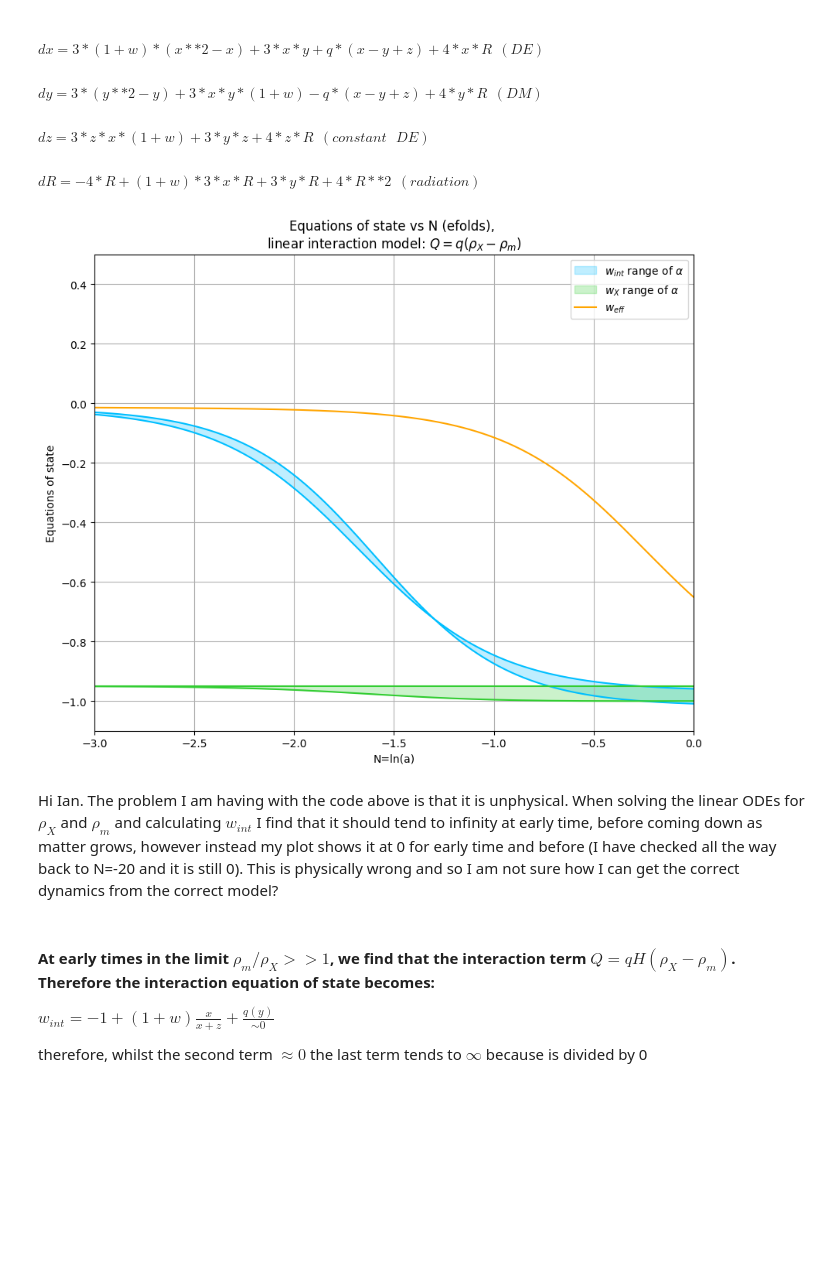
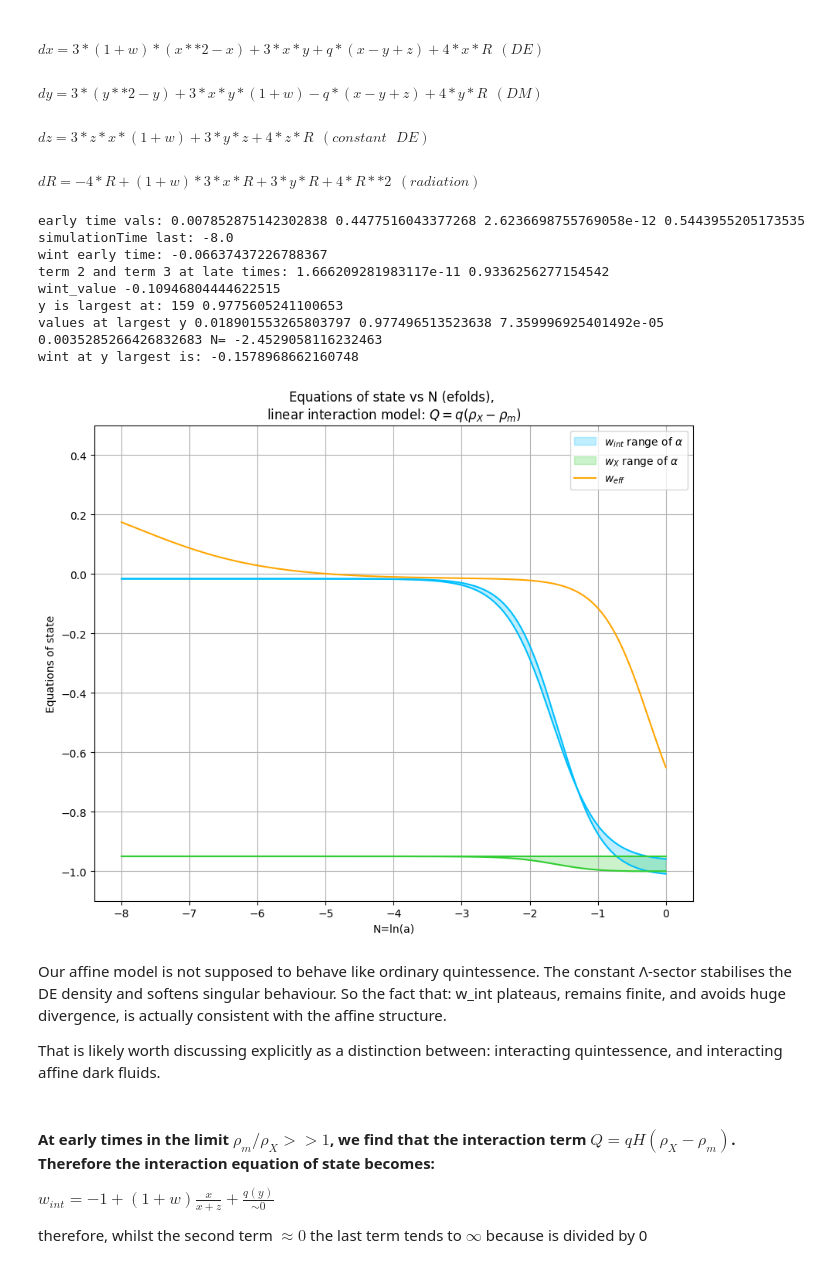
Before and after one commit to up2107120/Dynamical-systems-of-DE, a Jupyter notebook: DE-DM evolution.ipynb, the cells around one changed output. Saved outputs shown, nothing was run; the diff lists cells and outputs as text; code cells hidden in the pictures; blank space fills up the shorter version.

Commit message:
wint wx plots

```diff
--- a/DE-DM evolution.ipynb
+++ b/DE-DM evolution.ipynb
@@ -29,7 +29,7 @@ using dimensionless variables $x=\Omega_{dyn}=\rho_{dyn}/3H^2$, $y=\Omega_{m}=\r
 # %%
 w,q=-0.95,0.05
 alpha = np.linspace(0,1,50) # the fraction of the total DE that is affine or constant.
-a=1
+a=0.05
 simulationTime=np.linspace(0,-8,500)
 ICs=[0.685,0.315,9e-5]# [OmegaDE,OmegaM,OmegaR] where OmegaDE is total dyn and lambda x+z.
 # using PLANCK 2018  ICs from the paper and refernece in text.
@@ -57,54 +57,85 @@ def vary_alpha(a,model,Q):
     y0 = Omega_m
     z0 = a * Omega_DE
     R0 = Omega_R
-    sol = solve_ivp(model, [0,-8], [x0,y0,z0,R0] ,method='RK45',t_eval=simulationTime,rtol=1e-12,atol=1e-12)
+    sol = solve_ivp(model, [0,-8], [x0,y0,z0,R0] ,method='RK45',t_eval=simulationTime,rtol=1e-20,atol=1e-20)
     x, y, z, R = sol.y
     Q = Q(x, y, z, R)
-    denom_DE = x + z + 1e-6
+    denom_DE = x + z + 1e-20
 
     wX = w-(1+w)*z*(x + y + z + R)/((x+z)*(x + y + z + R))
-    weff = (w*x - z + (1/3)*R) / (x + z + y + R + 1e-12)
+    weff = (w*x - z + (1/3)*R) / (x + z + y + R + 1e-20)
     wint = -1 + (1+w)*x*(x + y + z + R)/((x+z)*(x + y + z + R)) -Q/(3*(x+z)*(x + y + z + R))
     return wint, wX, weff
 
 def Q_linear(x, y, z, R):
     return q*(x + z - y)
 
 
-sol0 = solve_ivp(system_linear, [0,-20], [x0,y0,z0,R0] ,method='RK45',t_eval=simulationTime,rtol=1e-12,atol=1e-12)
+sol0 = solve_ivp(system_linear, [0,-8], [x0,y0,z0,R0] ,method='RK45',t_eval=simulationTime,rtol=1e-20,atol=1e-20)
 x_lin,y_lin,z_lin,R_lin = sol0.y
 
 
 
 #linear
 plt.figure(figsize=(10,8))
 wX_0=(w*x_lin -z_lin)/(x_lin+z_lin+1e-9)
 weff_0=(w*x_lin -z_lin +1/3 *R_lin)/(x_lin+z_lin+y_lin+R_lin+1e-9)
-denom_DE0 = np.maximum(1e-12, x_lin + z_lin)
-Q0 = q *(x_lin+z_lin-y_lin)
-wint_non0 = -1 + (1+w)*x_lin/(denom_DE0) -Q0/(3*denom_DE0)
+
+
 
 wint0, wX0, weff0 = vary_alpha(a=0, model=system_linear,Q=Q_linear)
 wint1, wX1, weff1 = vary_alpha(a=1,model=system_linear ,Q=Q_linear)
 plt.fill_between(simulationTime, np.minimum(wint0, wint1), np.maximum(wint0, wint1),alpha=0.25, label=r'$w_{int}$ range of $\alpha$',color='deepskyblue')
 plt.plot(simulationTime,wint0,c='deepskyblue')
 plt.plot(simulationTime,wint1,c='deepskyblue')
 plt.fill_between(simulationTime, np.minimum(wX0, wX1), np.maximum(wX0, wX1),alpha=0.25, label=r'$w_{X}$ range of $\alpha$',color='limegreen')
 plt.plot(simulationTime,wX0,c='limegreen')
 plt.plot(simulationTime,wX1,c='limegreen')
 
 plt.plot(simulationTime,weff0,label=r'$w_{eff}$',color='orange')
 plt.legend()
 plt.title(f'Equations of state vs N (efolds), \n' r'linear interaction model: $Q={q (\rho_X-\rho_m) }$')
 plt.xlabel('N=ln(a)')
 plt.ylabel('Equations of state')
 plt.ylim(-1.1,0.5)
-plt.xlim(-3,0)
+#plt.xlim(-8,0)
 plt.grid()
+
+
+print('early time vals:',x_lin[-1],y_lin[-1],z_lin[-1],R_lin[-1],'simulationTime last:',simulationTime[-1])
+test_lin = 1-x_lin[-1]-y_lin[-1]-R_lin[-1]
+wint_last = -1+(1+w)*test_lin/(x_lin[-1]+test_lin) -1/(3*(x_lin[-1]+test_lin)) *q*(x_lin[-1]+test_lin-y_lin[-1])
+print('wint early time:', wint_last)
+term2 = (1+w)*test_lin/(x_lin[-1]+test_lin)
+term3 = -1/(3*(x_lin[-1]+test_lin)) *q*(x_lin[-1]+test_lin-y_lin[-1])
+print('term 2 and term 3 at late times:',term2,term3)
+
+idx = np.argmin(np.abs(simulationTime - (-2.45)))
+wint_value = wint0[idx]
+print('wint_value', wint_value)
+
+for i in range(len(y_lin)):
+    if y_lin[i]==np.max(y_lin):
+        print('y is largest at:',i, y_lin[i])
+print('values at largest y',x_lin[153],y_lin[153],z_lin[153],R_lin[153],'N=',simulationTime[153])
+wint_ylarge = -1+(1+w)*z_lin[153]/(x_lin[153]+z_lin[153]) -1/(3*(x_lin[153]+z_lin[153])) *q*(x_lin[153]+z_lin[153]-y_lin[153])
+print('wint at y largest is:',wint_ylarge)
 # %% [output]
+early time vals: 0.007852875142302838 0.4477516043377268 2.6236698755769058e-12 0.5443955205173535 simulationTime last: -8.0
+wint early time: -0.06637437226788367
+term 2 and term 3 at late times: 1.666209281983117e-11 0.9336256277154542
+wint_value -0.10946804444622515
+y is largest at: 159 0.9775605241100653
+values at largest y 0.018901553265803797 0.977496513523638 7.359996925401492e-05 0.0035285266426832683 N= -2.4529058116232463
+wint at y largest is: -0.1578968662160748
-[figure, old version]
+[figure, new version]
 # %% [markdown]
-Hi Ian. The problem I am having with the code above is that it is unphysical. When solving the linear ODEs for $\rho_X$ and $\rho_m$ and calculating $w_{int}$ I find that it should tend to infinity at early time, before coming down as matter grows, however instead my plot shows it at 0 for early time and before (I have checked all the way back to N=-20 and it is still 0). This is physically wrong and so I am not sure how I can get the correct dynamics from the correct model?
+Our affine model is not supposed to behave like ordinary quintessence.
+The constant Λ-sector stabilises the DE density and softens singular behaviour.
+So the fact that:
+w_int plateaus, remains finite, and avoids huge divergence, is actually consistent with the affine structure.
+
+That is likely worth discussing explicitly as a distinction between: interacting quintessence, and interacting affine dark fluids.
 # %% [markdown]
 #### At early times in the limit $\rho_m/\rho_X>>1$, we find that the interaction term $Q=qH(\rho_X-\rho_m)$. Therefore the interaction equation of state becomes:
 $w_{int} = -1 +(1+w)\frac{x}{x+z} +\frac{q(y)}{\sim 0} $
```
Also changed, not shown: parts of 2 cells of this notebook.
